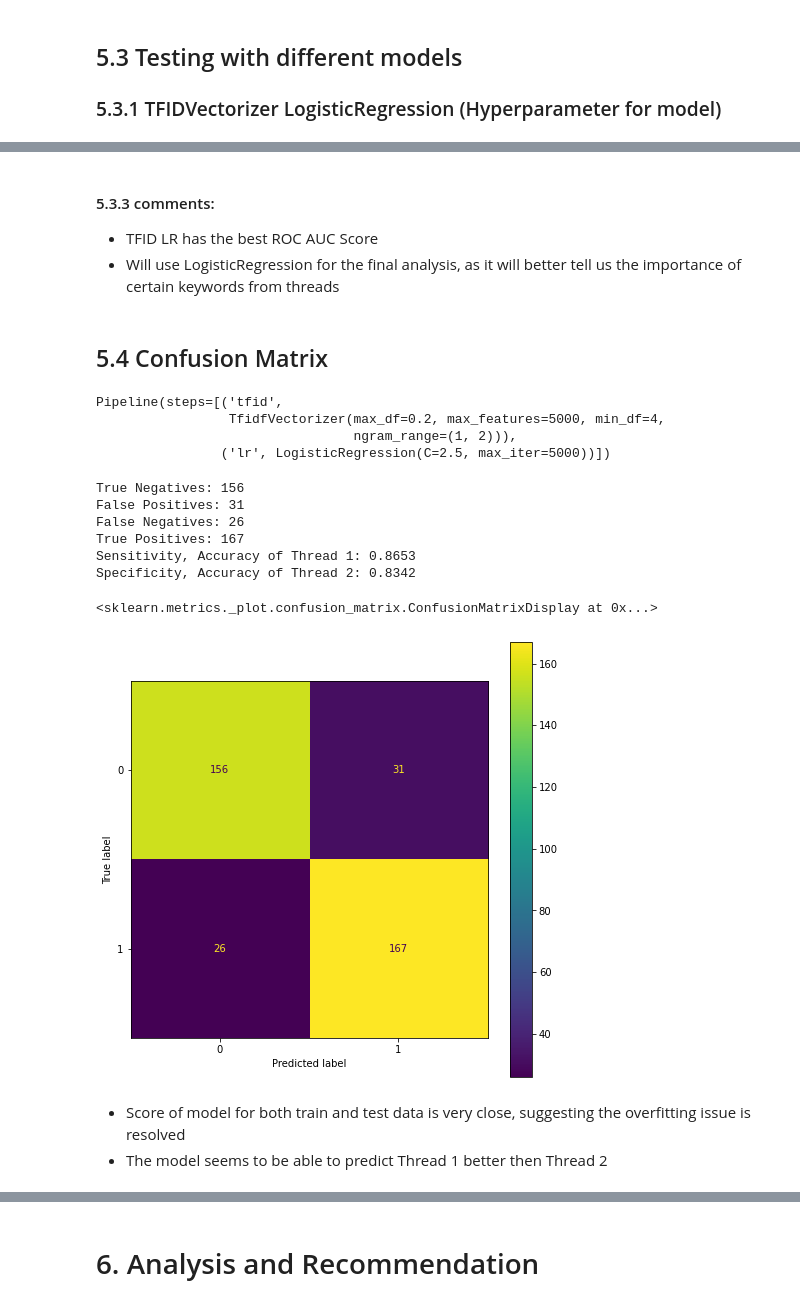
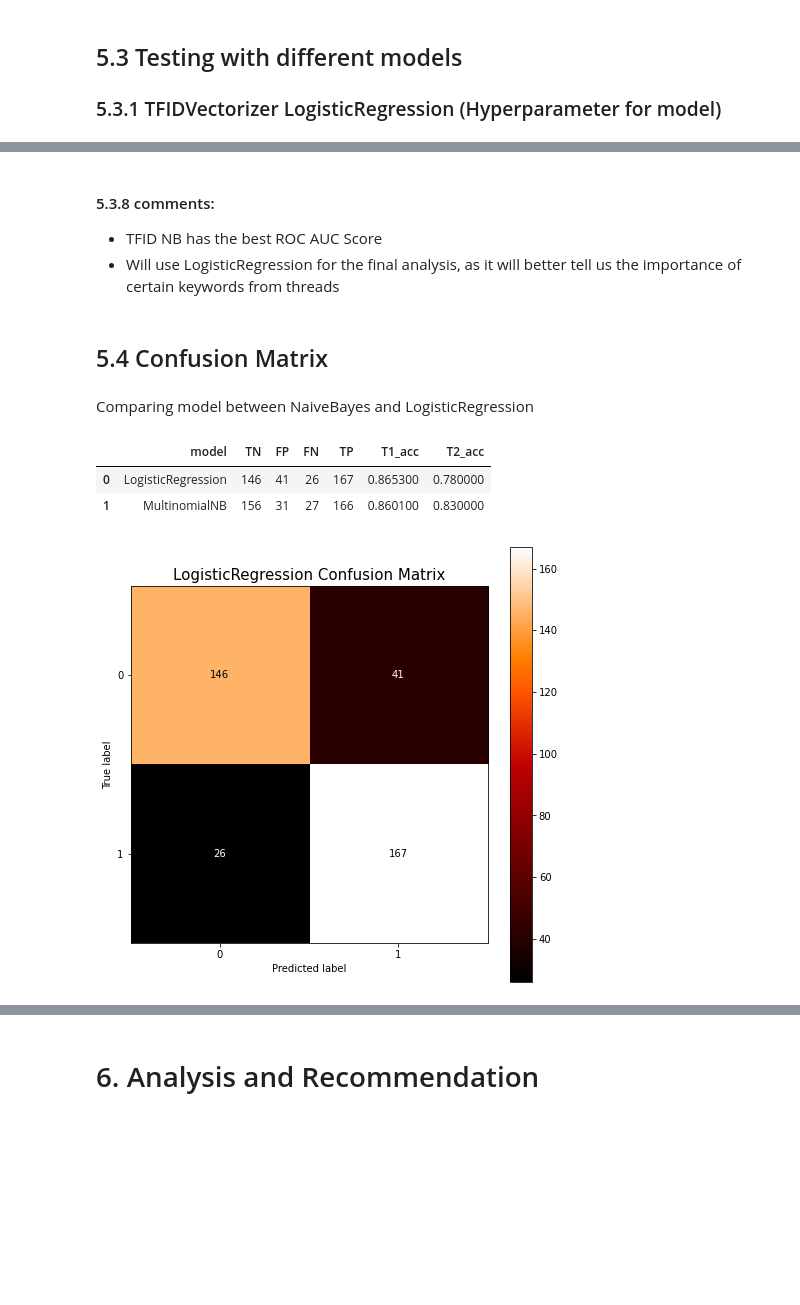
Before and after one commit to SimYiSY/Reddit_Post_Classification, a Jupyter notebook: code/2. Reddit Model.ipynb, the cells around one changed output, grey strips where cells are left out. Cells and saved outputs as stored; diff of their text form; code cells hidden in the pictures; blank space fills up the shorter version.

```diff
--- a/code/2. Reddit Model.ipynb
+++ b/code/2. Reddit Model.ipynb
@@ -519,15 +608,15 @@ cvec_lr = Pipeline([
 ])
 
 pipe_params = {
-    'cvec__max_features': [3000, 4000, 5000],
-    'cvec__min_df': [4, 5, 6],
-    'cvec__max_df': [.5 , .6, .7],
+    'cvec__max_features': [5000, 6000, 7000],
+    'cvec__min_df': [3, 4, 5],
+    'cvec__max_df': [.4 ,.5, .6],
     'cvec__ngram_range': [(1,1), (1,2)]
 }
 
 gs_cvec_lr = GridSearchCV(cvec_lr, # what object are we optimizing?
                   param_grid=pipe_params, # what parameters values are we searching?
-                  cv=5) # 5-fold cross-validation.
+                  cv=5, verbose = 1, n_jobs = -1) # 5-fold cross-validation.
 t0 = time()
 gs_cvec_lr.fit(clean_train_text, y_train)
 cvec_test_time = time() - t0
@@ -547,14 +641,14 @@ tfid_lr = Pipeline([
 
 pipe_params = {
     'tfid__max_features': [3000, 4000, 5000],
-    'tfid__min_df': [3, 4, 5],
+    'tfid__min_df': [1, 2, 3],
     'tfid__max_df': [.2, .3, .4],
     'tfid__ngram_range': [(1,1), (1,2)]
 }
 
 gs_tfid_lr = GridSearchCV(tfid_lr, # what object are we optimizing?
                   param_grid=pipe_params, # what parameters values are we searching?
-                  cv=5) # 5-fold cross-validation.
+                  cv=5, verbose = 1, n_jobs = -1) # 5-fold cross-validation.
 t0 = time()
 gs_tfid_lr.fit(clean_train_text, y_train)
 tfid_test_time = time() - t0
@@ -573,13 +672,13 @@ hash_lr = Pipeline([
 ])
 
 pipe_params = {
-    'hash__n_features': [1000, 2000, 3000, 4000, 5000],
+    'hash__n_features': [4000, 5000, 6000],
     'hash__ngram_range': [(1,1), (1,2)]
 }
 
 gs_hash_lr = GridSearchCV(hash_lr, # what object are we optimizing?
                   param_grid=pipe_params, # what parameters values are we searching?
-                  cv=5) # 5-fold cross-validation.
+                  cv=5, verbose = 1, n_jobs = -1) # 5-fold cross-validation.
 
 t0 = time()
 gs_hash_lr.fit(clean_train_text, y_train)
@@ -636,16 +737,16 @@ tfid_lr = Pipeline([
 ])
 
 pipe_params = {
-    'tfid__max_features': [4000, 5000],
-    'tfid__min_df': [4, 5],
-    'tfid__max_df': [.1, .2],
-    'tfid__ngram_range': [(1,2)],
-    'lr__C': list(np.linspace(1,4,5))
+    'tfid__max_features': [2000, 3000, 4000],
+    'tfid__min_df': [2, 3, 4],
+    'tfid__max_df': [.3, .4, .5],
+    'tfid__ngram_range': [(1,1), (1,2)],
+    'lr__C': list(np.linspace(2.5, 3.5, 5))
 }
 
 gs_tfid_lr = GridSearchCV(tfid_lr, # what object are we optimizing?
                   param_grid=pipe_params, # what parameters values are we searching?
-                  cv=5) # 5-fold cross-validation.
+                  cv=5, verbose = 1, n_jobs = -1) # 5-fold cross-validation.
 t0 = time()
 gs_tfid_lr.fit(clean_train_text, y_train)
 tfid_test_time = time() - t0
@@ -875,14 +1045,6 @@ plt.legend(prop={"size":20});
 # %% [markdown]
-#### 5.3.3 comments:
-- TFID LR has the best ROC AUC Score
+#### 5.3.8 comments:
+- TFID NB has the best ROC AUC Score
 - Will use LogisticRegression for the final analysis, as it will better tell us the importance of certain keywords from threads
 # %% [markdown]
 ## 5.4 Confusion Matrix
-# %%
-#check best estimator for best performing model
-gs_tfid_lr.best_estimator_
-# %% [output]
-Pipeline(steps=[('tfid',
-                 TfidfVectorizer(max_df=0.2, max_features=5000, min_df=4,
-                                 ngram_range=(1, 2))),
-                ('lr', LogisticRegression(C=2.5, max_iter=5000))])
@@ -892,16 +1051,2 @@ predictions = gs_tfid_lr.predict(clean_test_text)
-# %%
-tn, fp, fn, tp = confusion_matrix(y_test, predictions).ravel()
-
-print("True Negatives: %s" % tn)
-print("False Positives: %s" % fp)
-print("False Negatives: %s" % fn)
-print("True Positives: %s" % tp)
-print(f'Sensitivity, Accuracy of Thread 1: {round(tp / (tp + fn),4)}')
-print(f'Specificity, Accuracy of Thread 2: {round(tn / (tn + fp),4)}')
-# %% [output]
-True Negatives: 156
-False Positives: 31
-False Negatives: 26
-True Positives: 167
-Sensitivity, Accuracy of Thread 1: 0.8653
-Specificity, Accuracy of Thread 2: 0.8342
+# %% [markdown]
+Comparing model between NaiveBayes and LogisticRegression
@@ -908,9 +1065,19 @@ Specificity, Accuracy of Thread 2: 0.8342
+# %%
+pd.DataFrame(confuse,
+             columns = ['model',
+                        'TN',
+                        'FP',
+                        'FN',
+                        'TP',
+                        'T1_acc',
+                        'T2_acc']).style.highlight_max()
+# %% [output]
+|  | model | TN | FP | FN | TP | T1_acc | T2_acc |
+| 0 | LogisticRegression | 146 | 41 | 26 | 167 | 0.865300 | 0.780000 |
+| 1 | MultinomialNB | 156 | 31 | 27 | 166 | 0.860100 | 0.830000 |
 # %%
 fig, ax = plt.subplots(figsize=(8, 8))
-plot_confusion_matrix(gs_tfid_lr, clean_test_text, y_test, ax = ax)
+plt.title('LogisticRegression Confusion Matrix', fontdict = {'fontsize': 15})
+plot_confusion_matrix(gs_tfid_lr, clean_test_text, y_test, ax = ax, cmap='gist_heat');
 # %% [output]
-<sklearn.metrics._plot.confusion_matrix.ConfusionMatrixDisplay at 0x...>
-[figure, old version]
+[figure, new version]
-# %% [markdown]
-- Score of model for both train and test data is very close, suggesting the overfitting issue is resolved
-- The model seems to be able to predict Thread 1 better then Thread 2
```
Also changed, not shown: parts of 66 cells of this notebook, 2 other files.
